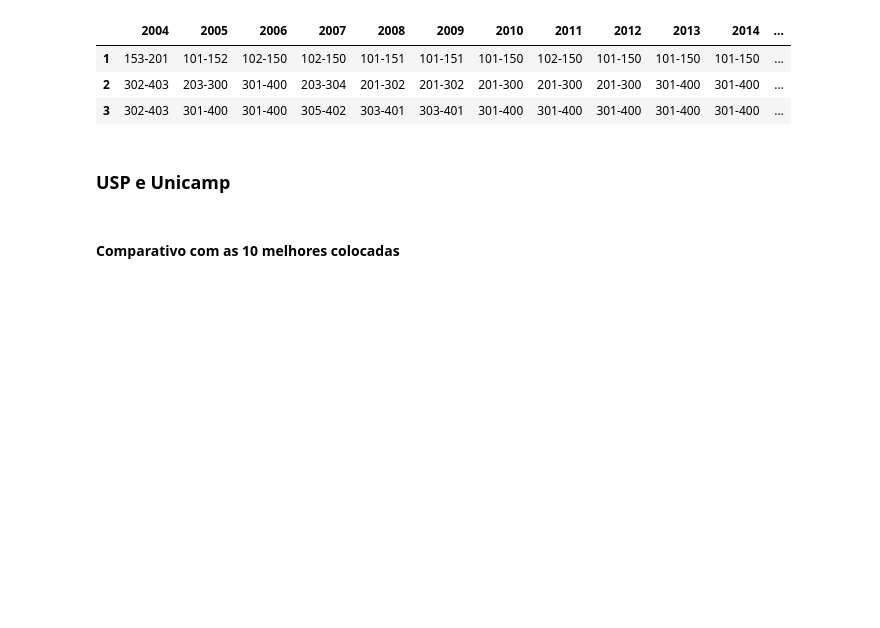
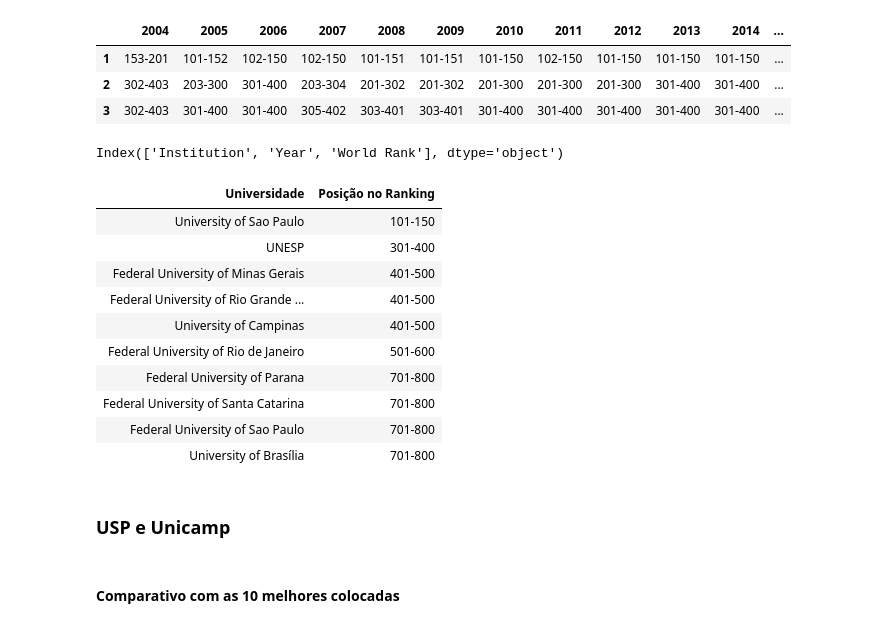
Before and after one commit to RodolfoPCruz/education_analysis, a Jupyter notebook: Shanghai World University Rankings/Shanghai Ranking.ipynb, the cells around one changed output. Saved outputs shown, nothing was run; the diff lists cells and outputs as text; code cells hidden in the pictures; blank space fills up the shorter version.

Commit message:
feat: Geracao de imagens para o ranking Shanghai

```diff
--- a/Shanghai World University Rankings/Shanghai Ranking.ipynb
+++ b/Shanghai World University Rankings/Shanghai Ranking.ipynb
@@ -718,6 +718,36 @@ State University of Campinas
 Alterando o nome para padronizar o nome da Unicamp
 '''
 df_dados.replace('State University of Campinas','University of Campinas',inplace=True)
+# %%
+df_universidades_brasileiras.columns
+# %% [output]
+Index(['Institution', 'Year', 'World Rank'], dtype='object')
+# %%
+#Criação de dataframe com as 10 universidade brasileiras melhores colocadasno ranking de 2024
+#Dataframe será usado no readme do projeto
+
+'''
+path_to_save='/home/rodolfo/Insync/rodolfopcruz2@gmail.com/Google Drive/Estudo/Python_Projects/education_data/education_analysis/Shanghai World University Rankings/images/'
+x=df_universidades_brasileiras.loc[df_universidades_brasileiras['Year']=='2023',:]
+x=x.rename(columns={'World Rank':'Posição no Ranking','Institution':'Universidade'})
+x=x.iloc[:10,:]
+x.drop(columns='Year',inplace=True)
+x=x.style.format().hide(axis='index')
+dfi.export(x,path_to_save+'top_brasileiras.png')
+x
+'''
+# %% [output]
+| Universidade | Posição no Ranking |
+| University of Sao Paulo | 101-150 |
+| UNESP | 301-400 |
+| Federal University of Minas Gerais | 401-500 |
+| Federal University of Rio Grande ... | 401-500 |
+| University of Campinas | 401-500 |
+| Federal University of Rio de Janeiro | 501-600 |
+| Federal University of Parana | 701-800 |
+| Federal University of Santa Catarina | 701-800 |
+| Federal University of Sao Paulo | 701-800 |
+| University of Brasília | 701-800 |
 # %% [markdown]
 ### USP e Unicamp
 # %% [markdown]
```
Also changed, not shown: parts of 1 cell of this notebook, 2 other files.
